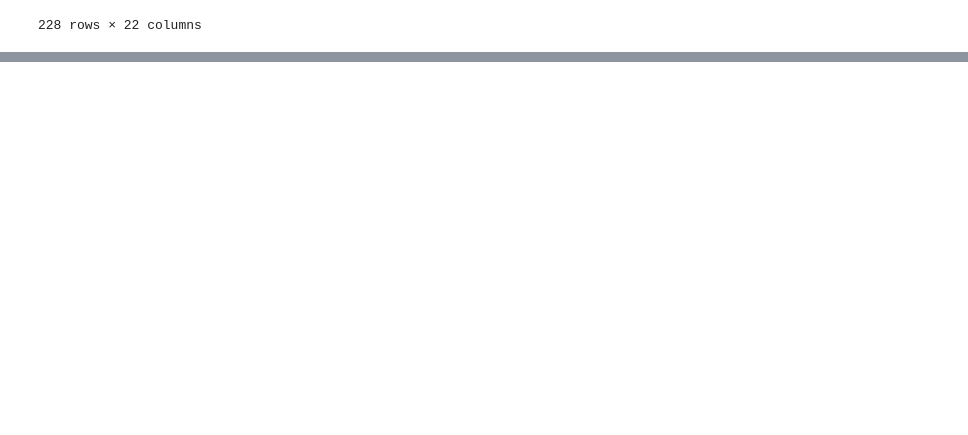
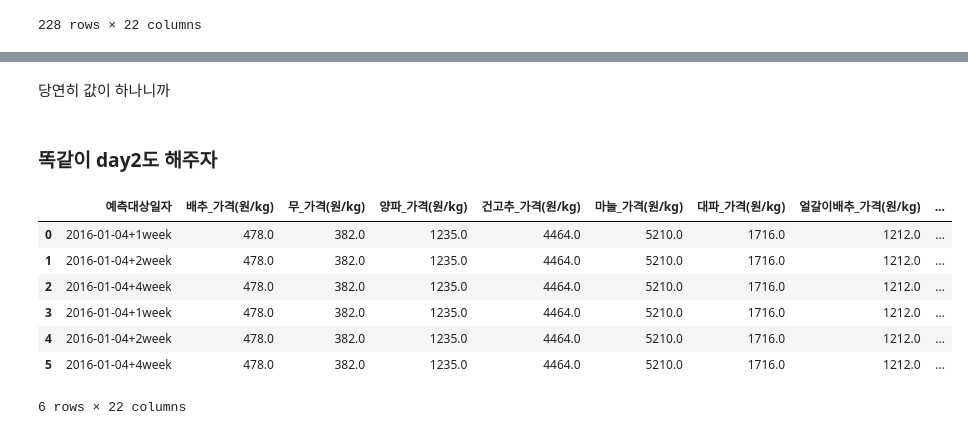
Before and after one commit to joosun7227/joosun, a Jupyter notebook: 데이콘/농산물 가격 예측 프로젝트/시계열, 데이콘 농산물 가격예측.ipynb, the cells around one changed output, grey strips where cells are left out. Cells and saved outputs as stored; diff of their text form; code cells hidden in the pictures; blank space fills up the shorter version.

```diff
--- a/데이콘/농산물 가격 예측 프로젝트/시계열, 데이콘 농산물 가격예측.ipynb
+++ b/데이콘/농산물 가격 예측 프로젝트/시계열, 데이콘 농산물 가격예측.ipynb
@@ -61,0 +113,13 @@ submission
+# %%
+# 빈 submission_day1 DataFrame 생성
+submission_day1 = pd.DataFrame(columns = submission.columns)
+
+# train_day1 의 정보가져오기
+date = train_day1['date']
+# date라는 것을 날짜를 가져오는 형식으로 저장해놓음
+
+# 예측대상일자 추가
+submission_day1['예측대상일자'] = [f'{date}+1week',f'{date}+2week',f'{date}+4week']
+# f-string을 이용하여 예측대상일자를 표시해놓음
+
+target_items = submission_day1.columns[1:]
@@ -61,0 +134,7 @@ submission
+# %%
+for item in target_items:
+    last_observation = train_day1[item]
+
+    submission_day1.loc[submission_day1['예측대상일자'] == f'{date}+1week', item] = last_observation
+    submission_day1.loc[submission_day1['예측대상일자'] == f'{date}+2week', item] = last_observation
+    submission_day1.loc[submission_day1['예측대상일자'] == f'{date}+4week', item] = last_observation
@@ -61,0 +149,35 @@ submission
+# %% [markdown]
+당연히 값이 하나니까
+# %% [markdown]
+### 똑같이 day2도 해주자
+# %%
+# 빈 submission_day1 DataFrame 생성
+submission_day2 = pd.DataFrame(columns = submission.columns)
+
+# train_day1 의 정보가져오기
+date = train_day1['date']
+# date라는 것을 날짜를 가져오는 형식으로 저장해놓음
+
+# 예측대상일자 추가
+submission_day2['예측대상일자'] = [f'{date}+1week',f'{date}+2week',f'{date}+4week']
+# f-string을 이용하여 예측대상일자를 표시해놓음
+
+target_items = submission_day2.columns[1:]
+# %%
+for item in target_items:
+    last_observation = train_day1[item]
+    submission_day2[item] = last_observation
+# %%
+# submission_day1 과 submission_day2 결합
+final_submission = pd.concat([submission_day1, submission_day2]).reset_index(drop=True)
+
+display(final_submission)
+# %% [output]
+|  | 예측대상일자 | 배추_가격(원/kg) | 무_가격(원/kg) | 양파_가격(원/kg) | 건고추_가격(원/kg) | 마늘_가격(원/kg) | 대파_가격(원/kg) | 얼갈이배추_가격(원/kg) | ... |
+| 0 | 2016-01-04+1week | 478.0 | 382.0 | 1235.0 | 4464.0 | 5210.0 | 1716.0 | 1212.0 | ... |
+| 1 | 2016-01-04+2week | 478.0 | 382.0 | 1235.0 | 4464.0 | 5210.0 | 1716.0 | 1212.0 | ... |
+| 2 | 2016-01-04+4week | 478.0 | 382.0 | 1235.0 | 4464.0 | 5210.0 | 1716.0 | 1212.0 | ... |
+| 3 | 2016-01-04+1week | 478.0 | 382.0 | 1235.0 | 4464.0 | 5210.0 | 1716.0 | 1212.0 | ... |
+| 4 | 2016-01-04+2week | 478.0 | 382.0 | 1235.0 | 4464.0 | 5210.0 | 1716.0 | 1212.0 | ... |
+| 5 | 2016-01-04+4week | 478.0 | 382.0 | 1235.0 | 4464.0 | 5210.0 | 1716.0 | 1212.0 | ... |
+6 rows × 22 columns
```
Also changed, not shown: parts of 5 cells of this notebook.
